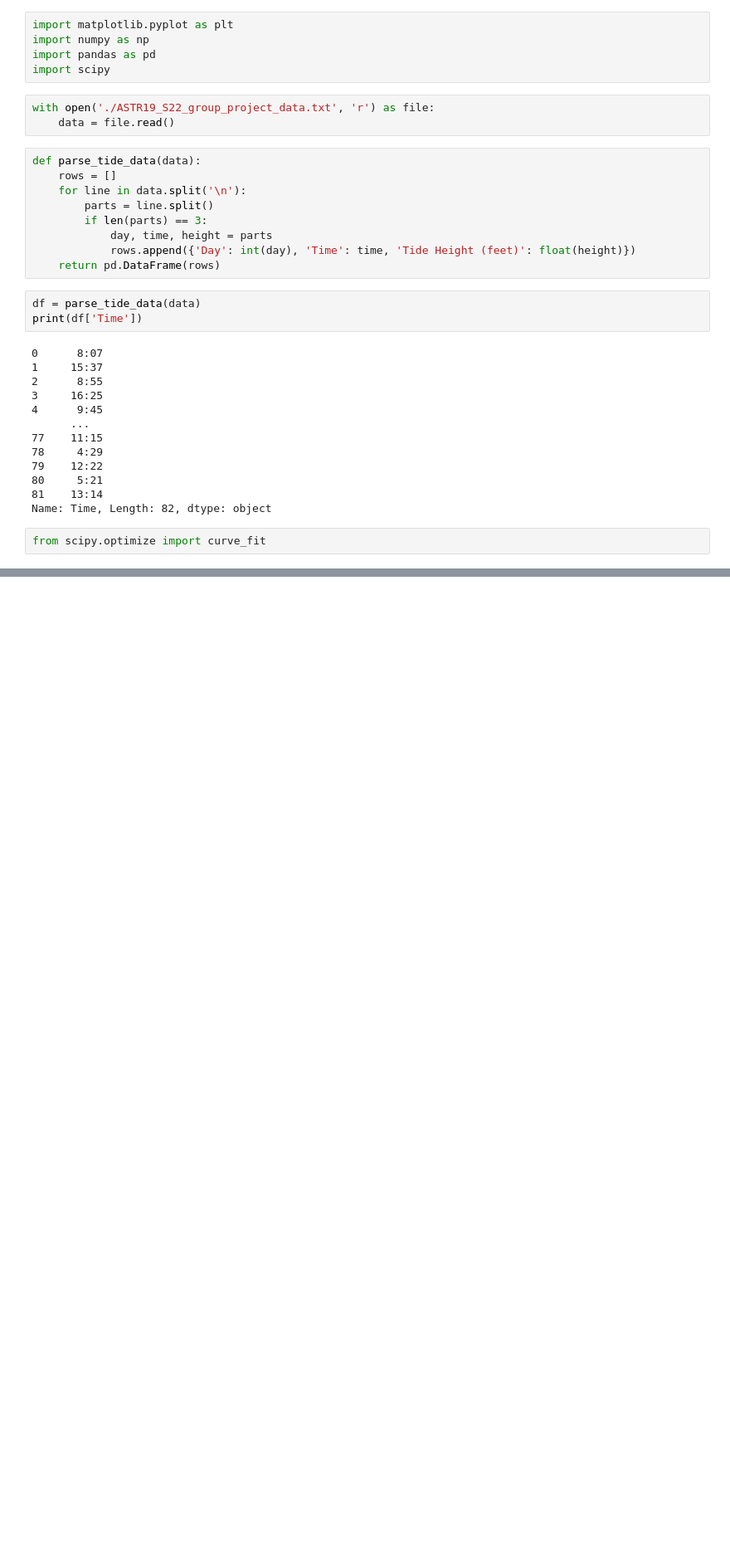
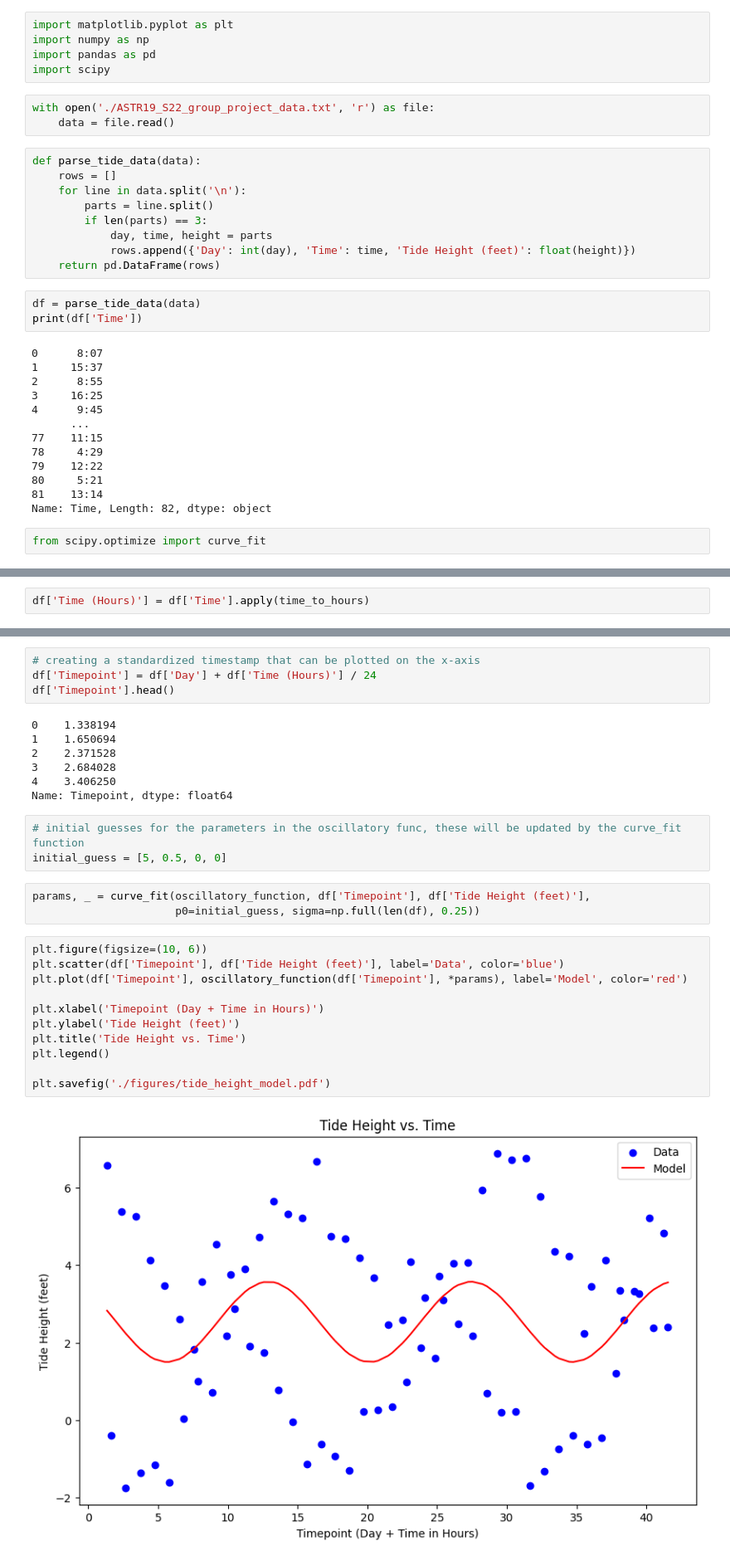
Before and after one commit to RTalaro/ASTR19-TidalReport, a Jupyter notebook: group.ipynb, the cells around one changed output, grey strips where cells are left out. Shown: that part at 83% size. Cells and saved outputs as stored; diff of their text form; blank space fills up the shorter version.

```diff
--- a/group.ipynb
+++ b/group.ipynb
@@ -38,0 +45,2 @@ def oscillatory_function(x, a, b, c, d):
+# %%
+df['Time (Hours)'] = df['Time'].apply(time_to_hours)
@@ -38,0 +56,30 @@ def oscillatory_function(x, a, b, c, d):
+# %%
+# creating a standardized timestamp that can be plotted on the x-axis
+df['Timepoint'] = df['Day'] + df['Time (Hours)'] / 24
+df['Timepoint'].head()
+# %% [output]
+0    1.338194
+1    1.650694
+2    2.371528
+3    2.684028
+4    3.406250
+Name: Timepoint, dtype: float64
+# %%
+# initial guesses for the parameters in the oscillatory func, these will be updated by the curve_fit function
+initial_guess = [5, 0.5, 0, 0]
+# %%
+params, _ = curve_fit(oscillatory_function, df['Timepoint'], df['Tide Height (feet)'],
+                      p0=initial_guess, sigma=np.full(len(df), 0.25))
+# %%
+plt.figure(figsize=(10, 6))
+plt.scatter(df['Timepoint'], df['Tide Height (feet)'], label='Data', color='blue')
+plt.plot(df['Timepoint'], oscillatory_function(df['Timepoint'], *params), label='Model', color='red')
+
+plt.xlabel('Timepoint (Day + Time in Hours)')
+plt.ylabel('Tide Height (feet)')
+plt.title('Tide Height vs. Time')
+plt.legend()
+
+plt.savefig('./figures/tide_height_model.pdf')
+# %% [output]
+[figure, added]
```
Also changed, not shown: parts of 3 cells of this notebook.
